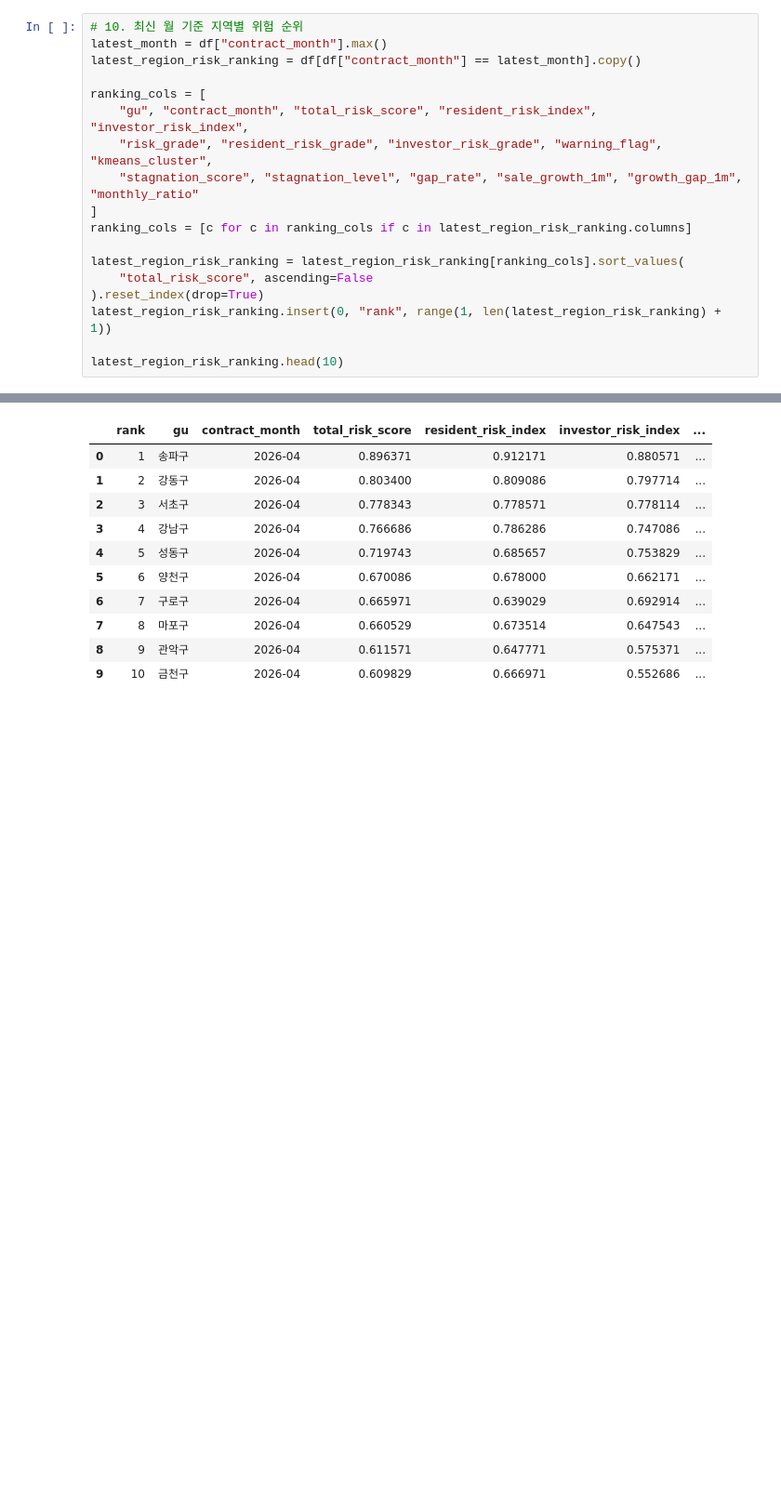
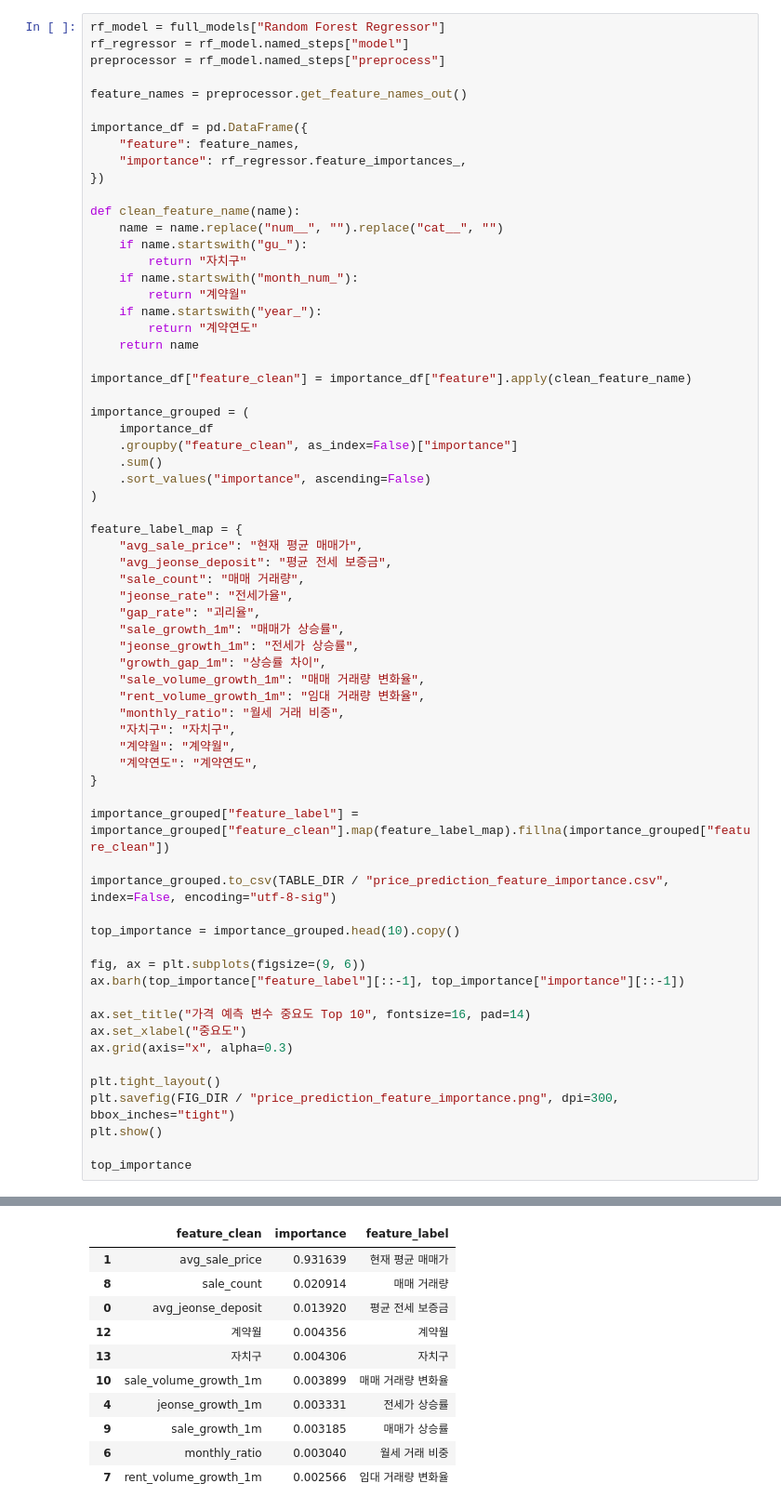
Before and after one commit to shiwjz/RealEstate-Risk-Radar, a Jupyter notebook: modeling/05_modeling.ipynb, the cells around one changed output, grey strips where cells are left out. Shown at 93% size. Drawn from its saved outputs; the diff is of its cells as text; blank space fills up the shorter version.

```diff
--- a/modeling/05_modeling.ipynb
+++ b/modeling/05_modeling.ipynb
@@ -282,19 +391,67 @@ cluster_summary
 # %%
-# 10. 최신 월 기준 지역별 위험 순위
-latest_month = df["contract_month"].max()
-latest_region_risk_ranking = df[df["contract_month"] == latest_month].copy()
+rf_model = full_models["Random Forest Regressor"]
+rf_regressor = rf_model.named_steps["model"]
+preprocessor = rf_model.named_steps["preprocess"]
 
-ranking_cols = [
-    "gu", "contract_month", "total_risk_score", "resident_risk_index", "investor_risk_index",
-    "risk_grade", "resident_risk_grade", "investor_risk_grade", "warning_flag", "kmeans_cluster",
-    "stagnation_score", "stagnation_level", "gap_rate", "sale_growth_1m", "growth_gap_1m", "monthly_ratio"
-]
-ranking_cols = [c for c in ranking_cols if c in latest_region_risk_ranking.columns]
+feature_names = preprocessor.get_feature_names_out()
 
-latest_region_risk_ranking = latest_region_risk_ranking[ranking_cols].sort_values(
-    "total_risk_score", ascending=False
-).reset_index(drop=True)
-latest_region_risk_ranking.insert(0, "rank", range(1, len(latest_region_risk_ranking) + 1))
+importance_df = pd.DataFrame({
+    "feature": feature_names,
+    "importance": rf_regressor.feature_importances_,
+})
 
-latest_region_risk_ranking.head(10)
+def clean_feature_name(name):
+    name = name.replace("num__", "").replace("cat__", "")
+    if name.startswith("gu_"):
+        return "자치구"
+    if name.startswith("month_num_"):
+        return "계약월"
+    if name.startswith("year_"):
+        return "계약연도"
+    return name
+
+importance_df["feature_clean"] = importance_df["feature"].apply(clean_feature_name)
+
+importance_grouped = (
+    importance_df
+    .groupby("feature_clean", as_index=False)["importance"]
+    .sum()
+    .sort_values("importance", ascending=False)
+)
+
+feature_label_map = {
+    "avg_sale_price": "현재 평균 매매가",
+    "avg_jeonse_deposit": "평균 전세 보증금",
+    "sale_count": "매매 거래량",
+    "jeonse_rate": "전세가율",
+    "gap_rate": "괴리율",
+    "sale_growth_1m": "매매가 상승률",
+    "jeonse_growth_1m": "전세가 상승률",
+    "growth_gap_1m": "상승률 차이",
+    "sale_volume_growth_1m": "매매 거래량 변화율",
+    "rent_volume_growth_1m": "임대 거래량 변화율",
+    "monthly_ratio": "월세 거래 비중",
+    "자치구": "자치구",
+    "계약월": "계약월",
+    "계약연도": "계약연도",
+}
+
+importance_grouped["feature_label"] = importance_grouped["feature_clean"].map(feature_label_map).fillna(importance_grouped["feature_clean"])
+
+importance_grouped.to_csv(TABLE_DIR / "price_prediction_feature_importance.csv", index=False, encoding="utf-8-sig")
+
+top_importance = importance_grouped.head(10).copy()
+
+fig, ax = plt.subplots(figsize=(9, 6))
+ax.barh(top_importance["feature_label"][::-1], top_importance["importance"][::-1])
+
+ax.set_title("가격 예측 변수 중요도 Top 10", fontsize=16, pad=14)
+ax.set_xlabel("중요도")
+ax.grid(axis="x", alpha=0.3)
+
+plt.tight_layout()
+plt.savefig(FIG_DIR / "price_prediction_feature_importance.png", dpi=300, bbox_inches="tight")
+plt.show()
+
+top_importance
 # %% [output]
@@ -301,12 +459,12 @@ latest_region_risk_ranking.head(10)
-|  | rank | gu | contract_month | total_risk_score | resident_risk_index | investor_risk_index | ... |
-| 0 | 1 | 송파구 | 2026-04 | 0.896371 | 0.912171 | 0.880571 | ... |
-| 1 | 2 | 강동구 | 2026-04 | 0.803400 | 0.809086 | 0.797714 | ... |
-| 2 | 3 | 서초구 | 2026-04 | 0.778343 | 0.778571 | 0.778114 | ... |
-| 3 | 4 | 강남구 | 2026-04 | 0.766686 | 0.786286 | 0.747086 | ... |
-| 4 | 5 | 성동구 | 2026-04 | 0.719743 | 0.685657 | 0.753829 | ... |
-| 5 | 6 | 양천구 | 2026-04 | 0.670086 | 0.678000 | 0.662171 | ... |
-| 6 | 7 | 구로구 | 2026-04 | 0.665971 | 0.639029 | 0.692914 | ... |
-| 7 | 8 | 마포구 | 2026-04 | 0.660529 | 0.673514 | 0.647543 | ... |
-| 8 | 9 | 관악구 | 2026-04 | 0.611571 | 0.647771 | 0.575371 | ... |
-| 9 | 10 | 금천구 | 2026-04 | 0.609829 | 0.666971 | 0.552686 | ... |
+|  | feature_clean | importance | feature_label |
+| 1 | avg_sale_price | 0.931639 | 현재 평균 매매가 |
+| 8 | sale_count | 0.020914 | 매매 거래량 |
+| 0 | avg_jeonse_deposit | 0.013920 | 평균 전세 보증금 |
+| 12 | 계약월 | 0.004356 | 계약월 |
+| 13 | 자치구 | 0.004306 | 자치구 |
+| 10 | sale_volume_growth_1m | 0.003899 | 매매 거래량 변화율 |
+| 4 | jeonse_growth_1m | 0.003331 | 전세가 상승률 |
+| 9 | sale_growth_1m | 0.003185 | 매매가 상승률 |
+| 6 | monthly_ratio | 0.003040 | 월세 거래 비중 |
+| 7 | rent_volume_growth_1m | 0.002566 | 임대 거래량 변화율 |
 # %%
```
Also changed, not shown: parts of 14 cells of this notebook, 23 other files.
